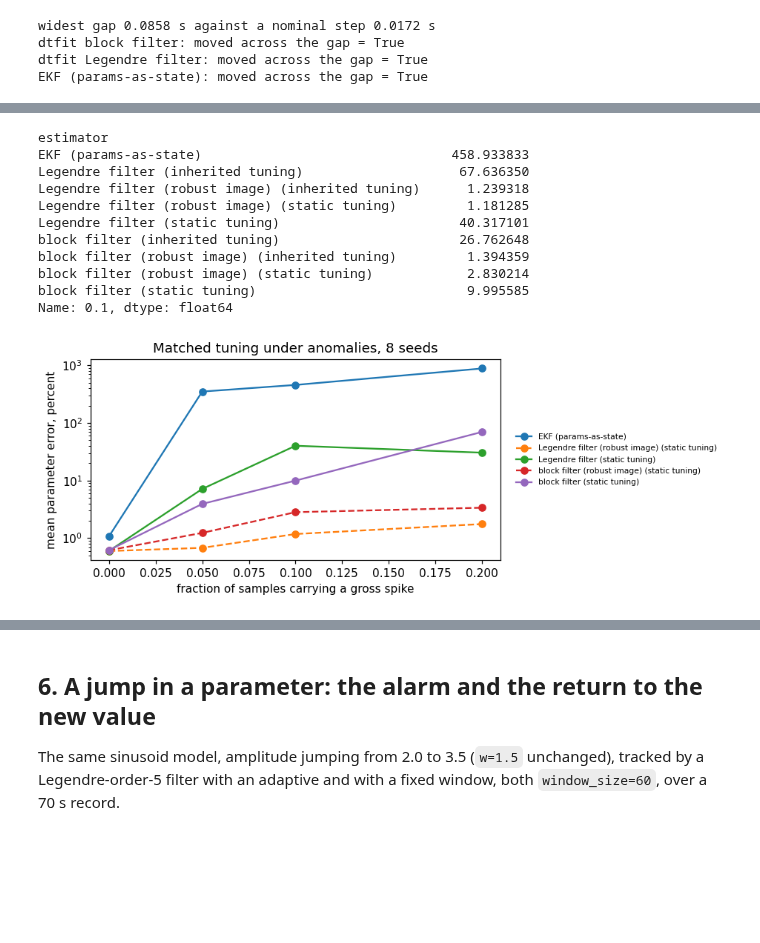
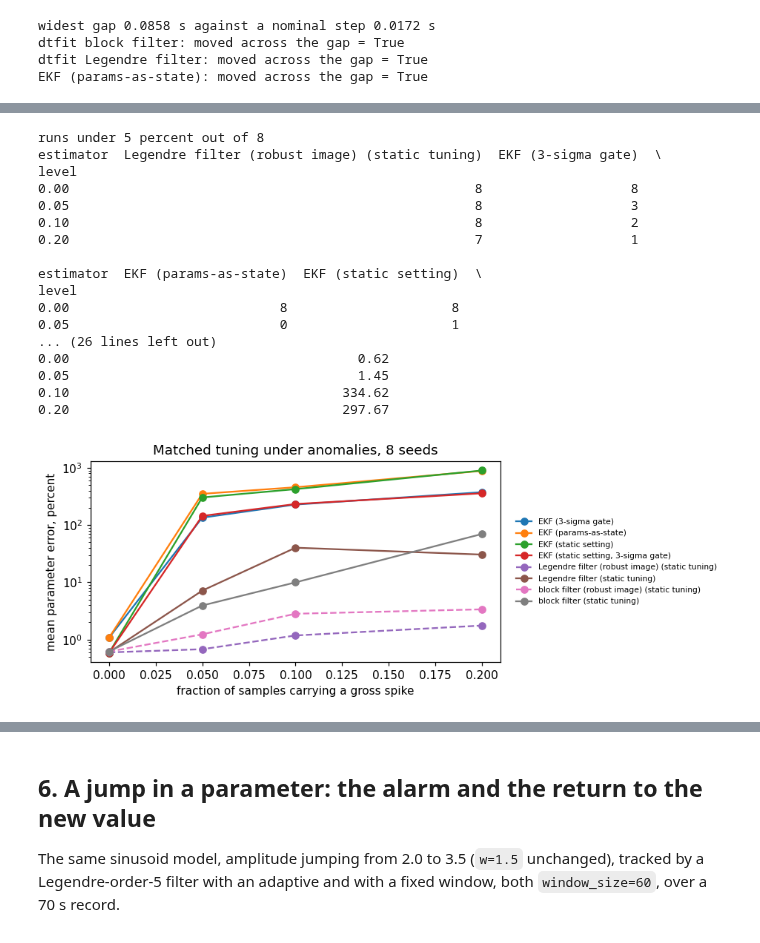
Before and after one commit to ringavirda/science-nonline, a Jupyter notebook: packages/dtfit-experimental/experiments/technology/21_filter_form.ipynb, the cells around one changed output, grey strips where cells are left out. Drawn from its saved outputs; the diff is of its cells as text; code cells hidden in the pictures; blank space fills up the shorter version.

Commit message:
Notebook 21: the EKF at a static setting and over a settings grid, gated under anomalies, the whole-record floor.

```diff
--- a/packages/dtfit-experimental/experiments/technology/21_filter_form.ipynb
+++ b/packages/dtfit-experimental/experiments/technology/21_filter_form.ipynb
@@ -565,6 +656,9 @@ ekf_m, ekf_s = run_tuning(
     lambda: EKFAd(BY_KEY["damped_osc"]).f, seeds=SEEDS, method="update")
 rows.append(dict(config="EKF (params-as-state)", perr_mean=ekf_m,
                   perr_std=ekf_s))
+static_errs = ekf_perrs(BY_KEY["damped_osc"], noise=0.05, **EKF_STATIC)
+rows.append(dict(config=EKF_STATIC_NAME, perr_mean=float(np.mean(static_errs)),
+                  perr_std=float(np.std(static_errs))))
 tuning = pd.DataFrame(rows)
 tuning
 # %% [output]
@@ -639,6 +853,8 @@ for level in noise_levels:
         errs.append(perr(ad.params(), plant["true"]))
     rows.append(dict(estimator=EKFAd.name, noise=level,
                       perr_pct=float(np.mean(errs))))
+    rows.append(dict(estimator=EKF_STATIC_NAME, noise=level,
+                      perr_pct=float(np.mean(ekf_perrs(plant, noise=level, **EKF_STATIC)))))
 noise_sweep = pd.DataFrame(rows)
 noise_sweep.pivot(index="noise", columns="estimator", values="perr_pct")
 # %% [output]
@@ -821,38 +1076,67 @@ for col in robust_cols:
     # fails if the reweighting moves the clean row by more than 5 percent
     # of it, where there is nothing to reweight
     assert abs(piv.loc[0.0, col] - piv.loc[0.0, plain]) < 0.05 * piv.loc[0.0, plain], col
-# fails if the EKF does not exceed 100 percent there
-assert row10["EKF (params-as-state)"] > 100.0
-print(row10)
+ekf_cols = [c for c in piv.columns if c.startswith("EKF")]
+ungated = [EKFAd.name, EKF_STATIC_NAME]
+# fails if an EKF without a gate, at either process noise, comes within a
+# factor of ten of the clipped matched Legendre row at 10 percent anomalies
+assert (row10[ungated] > 10.0 * row10[CLIPPED]).all()
+# fails if a gate makes the EKF worse on the clean row, where it should
+# reject next to nothing
+assert piv.loc[0.0, "EKF (3-sigma gate)"] <= 1.05 * piv.loc[0.0, "EKF (params-as-state)"]
+kept = anomaly_runs.pivot(index="level", columns="estimator", values="under_5pct")
+mid = anomaly_runs.pivot(index="level", columns="estimator", values="median")
+dirty = [lv for lv in anomaly_levels if lv > 0]
+for col in ekf_cols:
+    # fails if an EKF row, gated or not, keeps more runs under 5 percent than
+    # the clipped filter at any anomaly level
+    assert (kept.loc[dirty, col] <= kept.loc[dirty, CLIPPED]).all(), col
+    if not QUICK:
+        # fails if its median comes within a factor of three of the clipped
+        # filter's at any anomaly level
+        assert (mid.loc[dirty, col] > 3.0 * mid.loc[dirty, CLIPPED]).all(), col
+if not QUICK:
+    # fails if the clipped filter loses more than one run past 5 percent up
+    # to 10 percent anomalies
+    assert (kept.loc[[0.05, 0.10], CLIPPED] >= SEEDS - 1).all()
+print(f"runs under 5 percent out of {SEEDS}")
+print(kept[[CLIPPED] + ekf_cols])
+print("median over seeds")
+print(mid[[CLIPPED] + ekf_cols].round(2))
 # %% [output]
-estimator
-EKF (params-as-state)                                458.933833
-Legendre filter (inherited tuning)                    67.636350
-Legendre filter (robust image) (inherited tuning)      1.239318
-Legendre filter (robust image) (static tuning)         1.181285
-Legendre filter (static tuning)                       40.317101
-block filter (inherited tuning)                       26.762648
-block filter (robust image) (inherited tuning)         1.394359
-block filter (robust image) (static tuning)            2.830214
-block filter (static tuning)                           9.995585
-Name: 0.1, dtype: float64
+runs under 5 percent out of 8
+estimator  Legendre filter (robust image) (static tuning)  EKF (3-sigma gate)  \
+level
+0.00                                                    8                   8
+0.05                                                    8                   3
+0.10                                                    8                   2
+0.20                                                    7                   1
+
+estimator  EKF (params-as-state)  EKF (static setting)  \
+level
+0.00                           8                     8
+0.05                           0                     1
+... (26 lines left out)
+0.00                                     0.62
+0.05                                     1.45
+0.10                                   334.62
+0.20                                   297.67
 # %%
 fig, ax = plt.subplots(figsize=(8.6, 3.4))
-shown = [c for c in piv.columns
-         if "static tuning" in c or c == "EKF (params-as-state)"]
+shown = [c for c in piv.columns if "static tuning" in c or c.startswith("EKF")]
 for col in shown:
     ax.plot(piv.index, piv[col], marker="o",
             linestyle="--" if "robust" in col else "-", label=col)
 ax.set_yscale("log")
 ax.set_xlabel("fraction of samples carrying a gross spike")
 ax.set_ylabel("mean parameter error, percent")
 ax.set_title(f"Matched tuning under anomalies, {SEEDS} seeds")
 ax.legend(fontsize=7, loc="center left", bbox_to_anchor=(1.02, 0.5),
           frameon=False)
 fig.tight_layout()
 plt.show()
 # %% [output]
-[figure, old version]
+[figure, new version]
 # %%
 dropout_sweep.pivot(index="level", columns="estimator", values="perr_pct")
 # %% [output]
```
Also changed, not shown: parts of 29 cells of this notebook, 8 other files.
